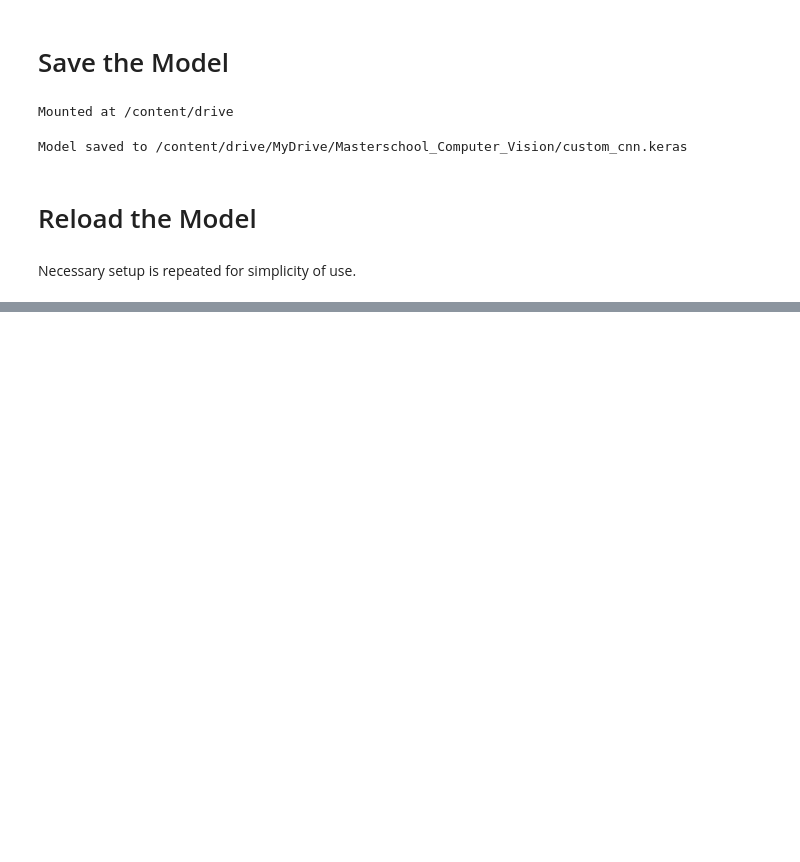
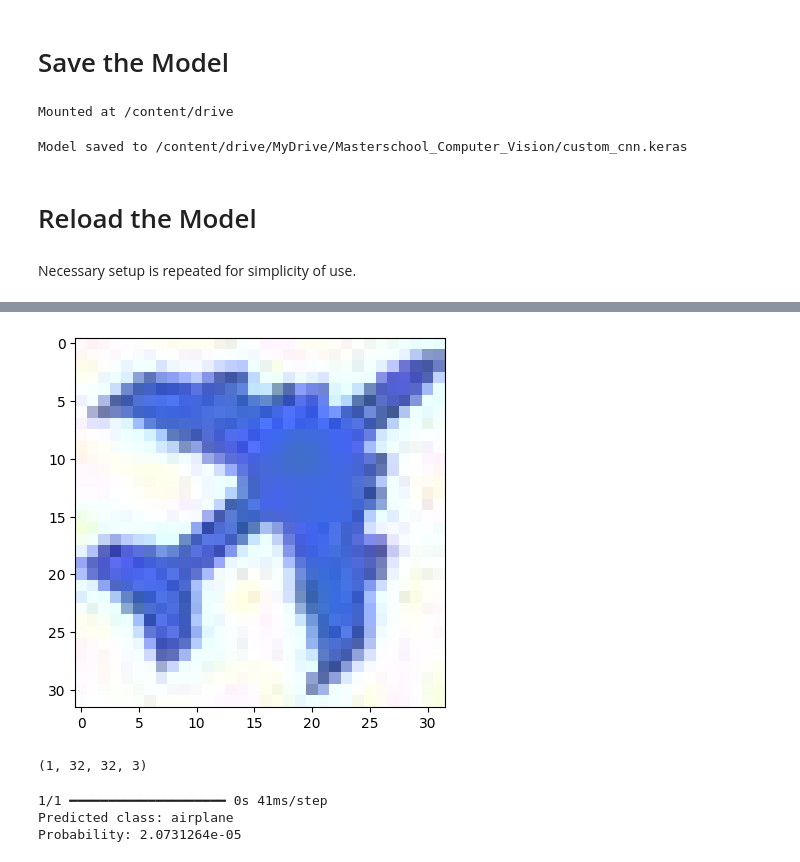
Before and after one commit to JericCantos/CIFAR10-CNN-TransferLearning, a Jupyter notebook: notebooks/CIFAR_10_Image_Classification.ipynb, the cells around one changed output, grey strips where cells are left out. Saved outputs shown, nothing was run; the diff lists cells and outputs as text; code cells hidden in the pictures; blank space fills up the shorter version.

```diff
--- a/notebooks/CIFAR_10_Image_Classification.ipynb
+++ b/notebooks/CIFAR_10_Image_Classification.ipynb
@@ -668,0 +774,27 @@ custom_cnn = load_model(model_path)
+# %%
+
+#read the image
+plane = cv2.imread('airplane.jpg')
+plane = cv2.cvtColor(plane, cv2.COLOR_BGR2RGB)
+
+
+#plot using plt
+plt.imshow(plane)
+plt.show()
+# %% [output]
+[figure, added]
+# %%
+plane_array = convert_to_image_array(plane)
+plane_array.shape
+# %% [output]
+(1, 32, 32, 3)
+# %%
+pred3 = custom_cnn.predict(plane_array)
+predicted_class3 = np.argmax(pred3[0])
+predicted_prob3 = pred[0][predicted_class3]
+print("Predicted class:", classes[predicted_class3])
+print("Probability:", predicted_prob3)
+# %% [output]
+1/1 ━━━━━━━━━━━━━━━━━━━━ 0s 41ms/step
+Predicted class: airplane
+Probability: 2.0731264e-05
```
Also changed, not shown: parts of 24 cells of this notebook.
